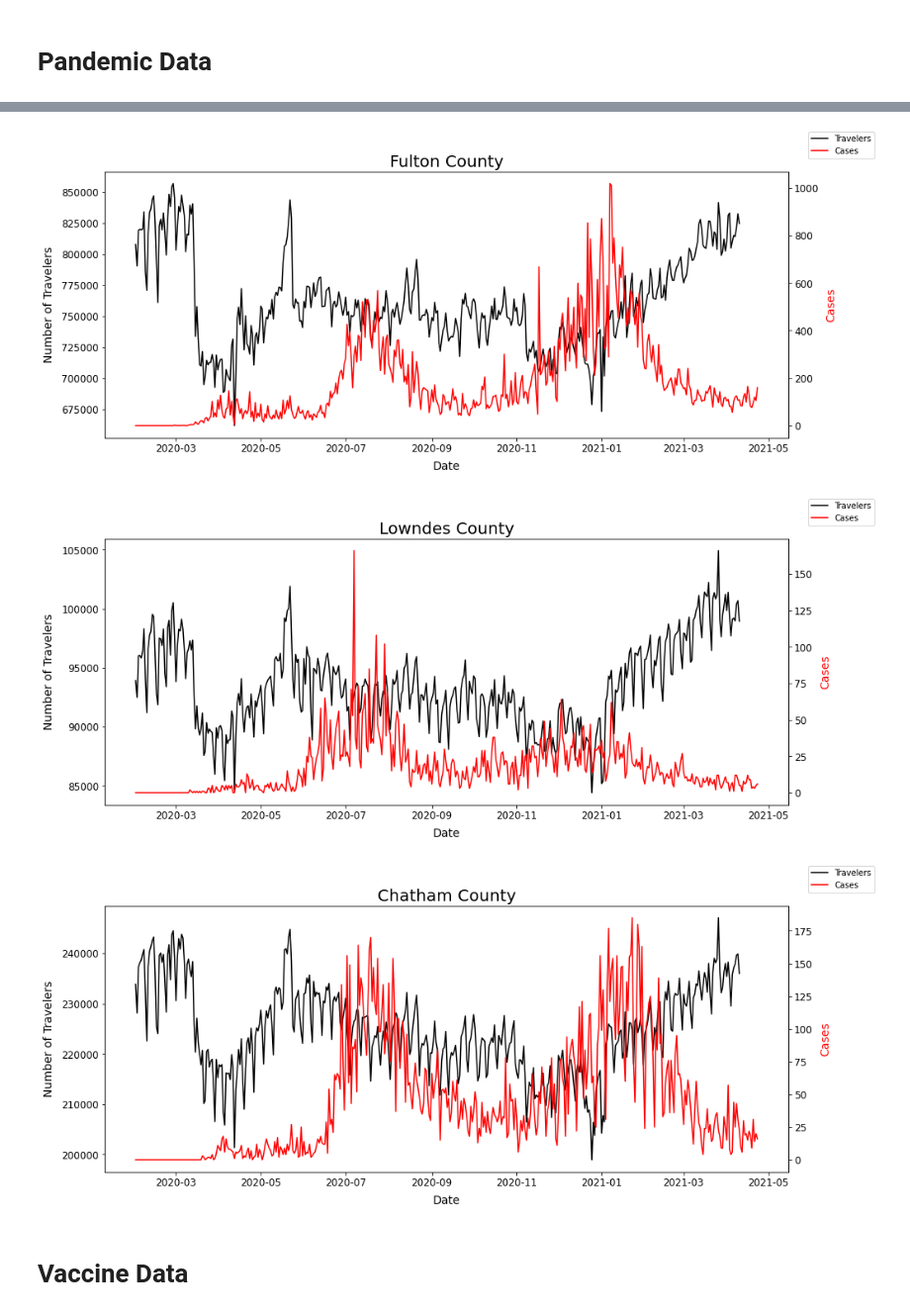
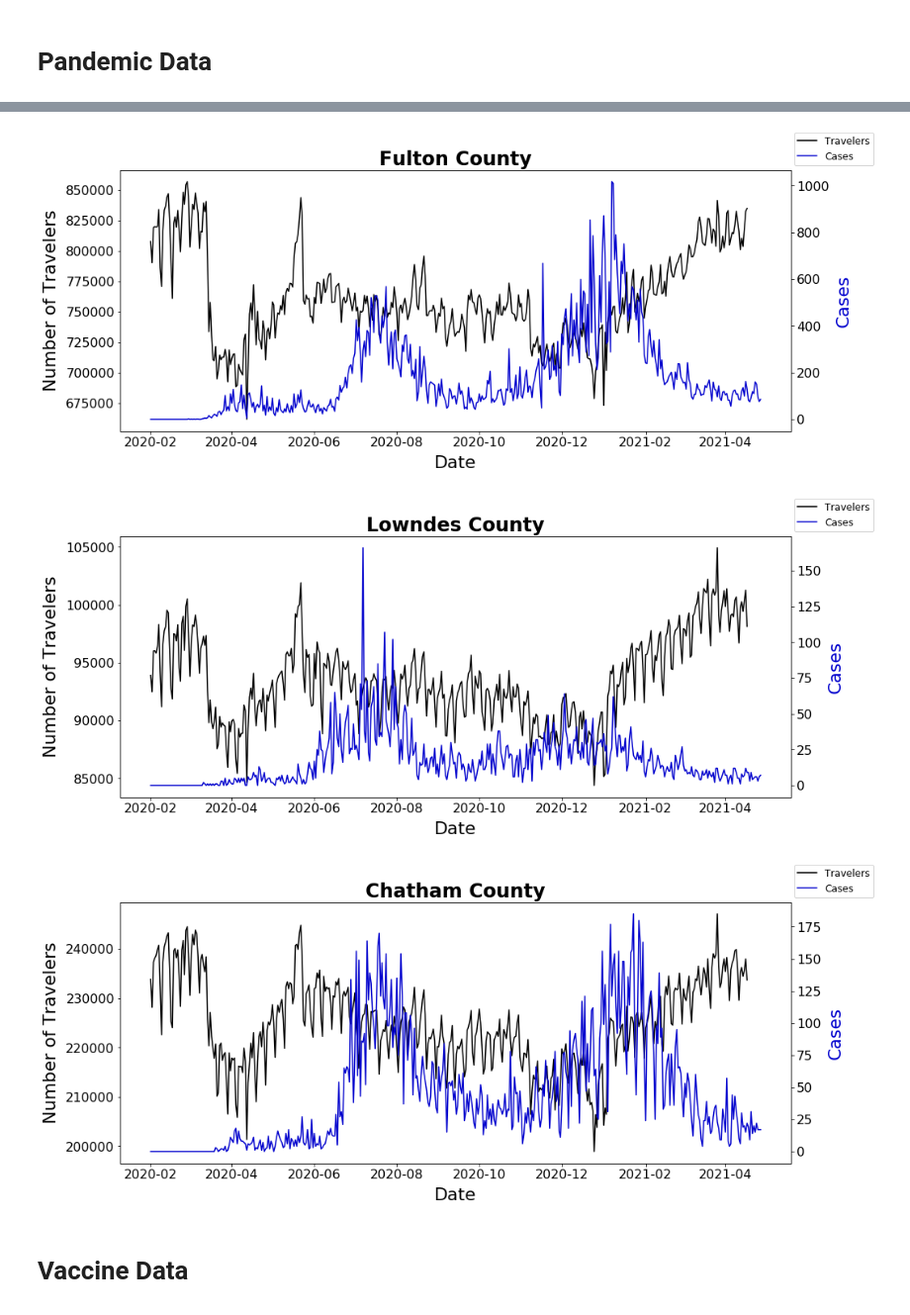
Before and after one commit to mrepasky3/ISYE6416-Spring2021-Project, a Jupyter notebook: Data_Exploration.ipynb, the cells around one changed output, grey strips where cells are left out. Shown at 99% size. Drawn from its saved outputs; the diff is of its cells as text; code cells hidden in the pictures.

```diff
--- a/Data_Exploration.ipynb
+++ b/Data_Exploration.ipynb
@@ -63,13 +63,13 @@ ax1.tick_params(axis='both', which='major', labelsize=12)
 
 ax2 = ax1.twinx()
 
-ax2.plot(state_case_dates,state_case_numbers,color='red',label="Cases")
-ax2.set_ylabel("Cases",fontsize=14,labelpad=8,color='red')
+ax2.plot(state_case_dates,state_case_numbers,color='mediumblue',label="Cases")
+ax2.set_ylabel("Cases",fontsize=14,labelpad=8,color='mediumblue')
 
 ax2.tick_params(axis='both', which='major', labelsize=12)
 
 plt.title("Georgia",fontsize=20)
-fig.legend(loc=1)
+fig.legend(loc=1,fontsize=12)
 
 plt.show()
 # %% [output]
@@ -89,36 +89,36 @@ def plot_cases_travelers(county_name, save=False):
     fig, ax1 = plt.subplots(figsize=(15,6))
 
     ax1.plot(county_trip_dates,county_travelers,color='k',label="Travelers")
-    ax1.set_ylabel("Number of Travelers",fontsize=14,labelpad=8)
-    ax1.set_xlabel("Date",fontsize=14,labelpad=8)
+    ax1.set_ylabel("Number of Travelers",fontsize=22,labelpad=8)
+    ax1.set_xlabel("Date",fontsize=22,labelpad=8)
 
-    ax1.tick_params(axis='both', which='major', labelsize=12)
+    ax1.tick_params(axis='both', which='major', labelsize=16)
 
     ax2 = ax1.twinx()
 
-    ax2.plot(county_case_dates,county_case_numbers,color='red',label="Cases")
-    ax2.set_ylabel("Cases",fontsize=14,labelpad=8,color='red')
+    ax2.plot(county_case_dates,county_case_numbers,color='mediumblue',label="Cases")
+    ax2.set_ylabel("Cases",fontsize=22,labelpad=8,color='mediumblue')
 
-    ax2.tick_params(axis='both', which='major', labelsize=12)
+    ax2.tick_params(axis='both', which='major', labelsize=16)
 
-    plt.title("{} County".format(county_name),fontsize=20)
-    fig.legend(loc=1)
+    plt.title("{} County".format(county_name),fontsize=24,weight='bold')
+    fig.legend(loc=1,fontsize=12)
 
     if save:
         plt.savefig("{}_cases_travelers.png".format(county_name))
     plt.show()
 # %%
-plot_cases_travelers("Fulton")
+plot_cases_travelers("Fulton",save=True)
 # %% [output]
-[figure, old version]
+[figure, new version]
 # %%
-plot_cases_travelers("Lowndes")
+plot_cases_travelers("Lowndes",save=True)
 # %% [output]
-[figure, old version]
+[figure, new version]
 # %%
-plot_cases_travelers("Chatham")
+plot_cases_travelers("Chatham",save=True)
 # %% [output]
-[figure, old version]
+[figure, new version]
 # %% [markdown]
 # Vaccine Data
 # %%
```
Also changed, not shown: parts of 5 cells of this notebook, 15 other files.
